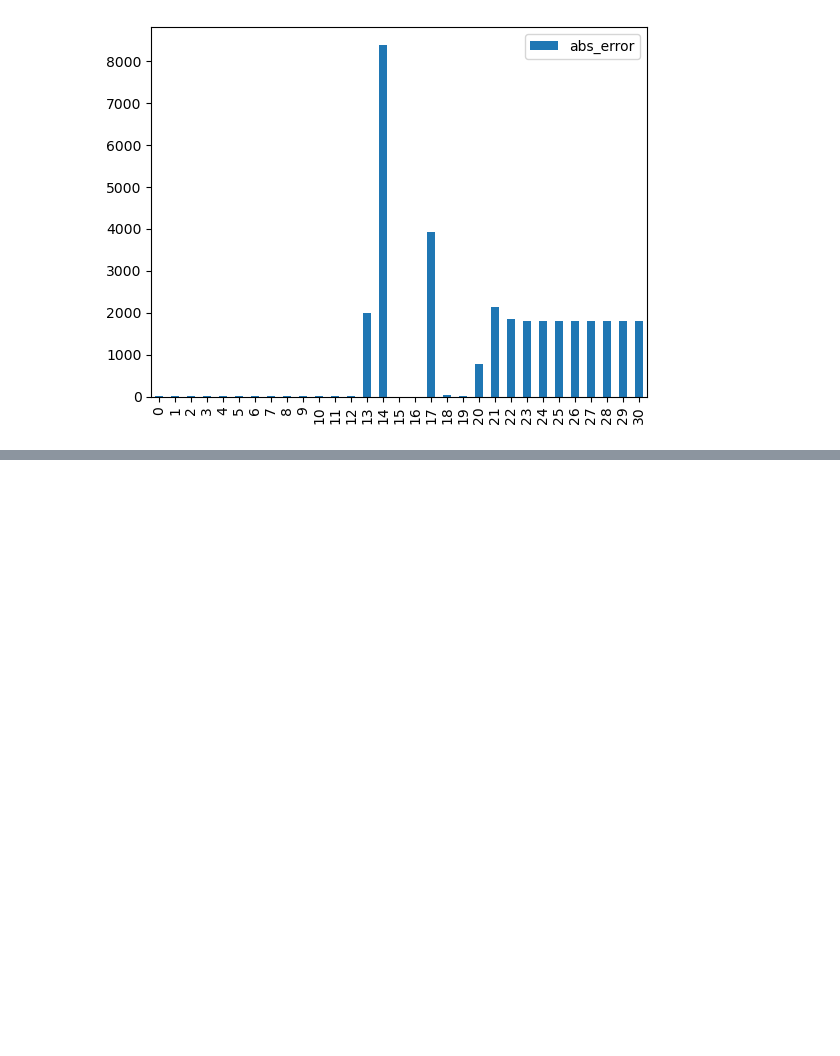
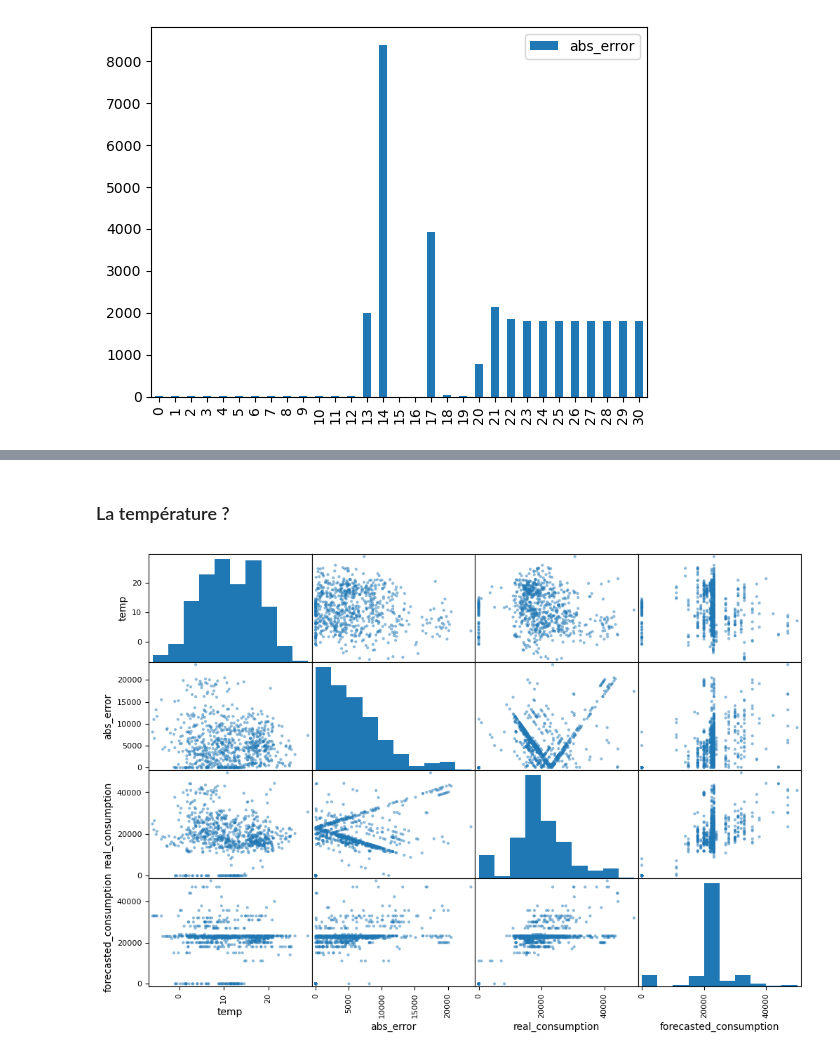
Before and after one commit to Damidoum/predictionClient, a Jupyter notebook: Notebooks/manipData.ipynb, the cells around one changed output, grey strips where cells are left out. Saved outputs shown, nothing was run; the diff lists cells and outputs as text; code cells hidden in the pictures; blank space fills up the shorter version.

```diff
--- a/Notebooks/manipData.ipynb
+++ b/Notebooks/manipData.ipynb
@@ -226,0 +253,6 @@ for i in range(n):
+# %%
+meteo["datetime"] = pd.to_datetime(meteo["datetime"])
+# %%
+meteo = meteo[meteo["datetime"] < pd.to_datetime("2023-02-01")]
+# %%
+meteo.rename({"datetime": "horodate"}, axis = 1, inplace = True)
@@ -226,0 +261,4 @@ for i in range(n):
+# %%
+i = 1
+A = pd.concat([meteo.set_index("horodate"), clients[i].set_index("horodate")],axis = 1).drop(["horodate-YM",  "preciptype", "prediction", "error", "corr_error", "jour", "id_client"],axis = 1)
+A
@@ -226,0 +311,7 @@ for i in range(n):
+# %% [markdown]
+### La température ?
+# %%
+attributes = ["temp", "abs_error", "real_consumption", "forecasted_consumption"]
+pd.plotting.scatter_matrix(A[attributes], figsize = (12, 8));
+# %% [output]
+[figure, added]
```
Also changed, not shown: parts of 89 cells of this notebook, 5 other files.
